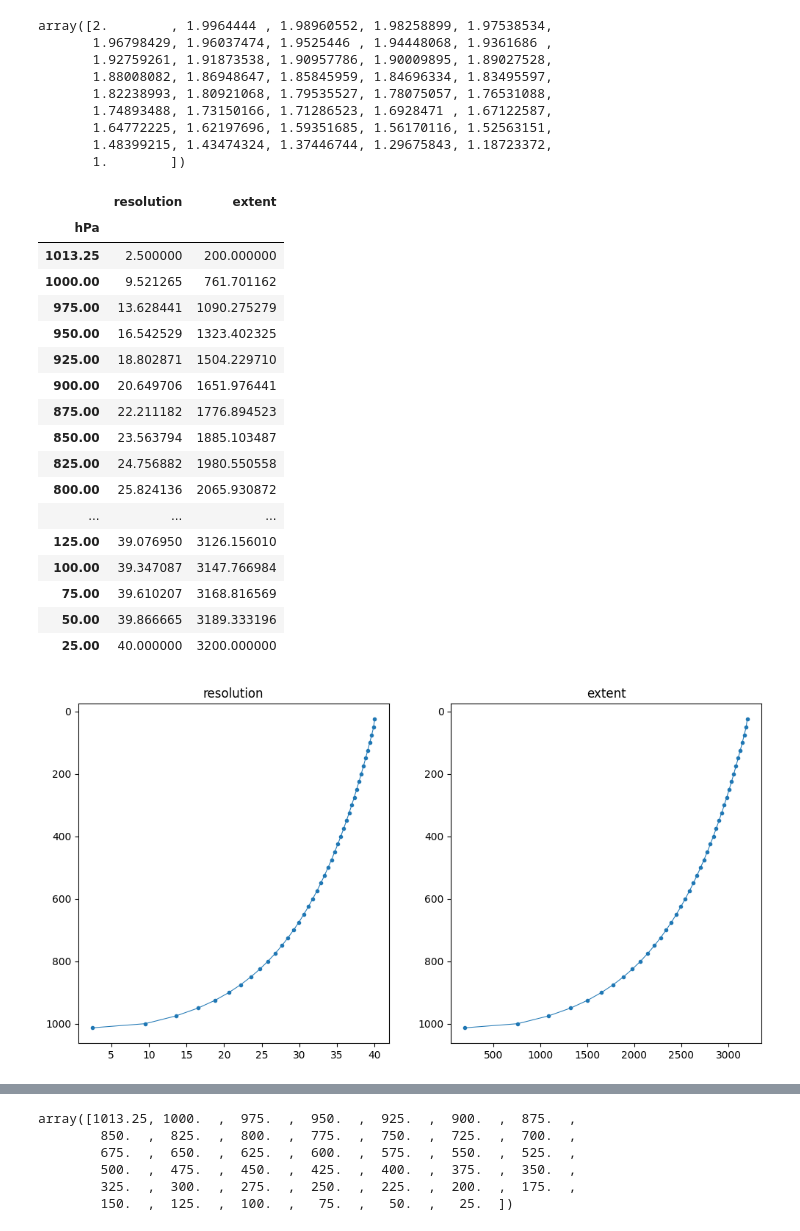
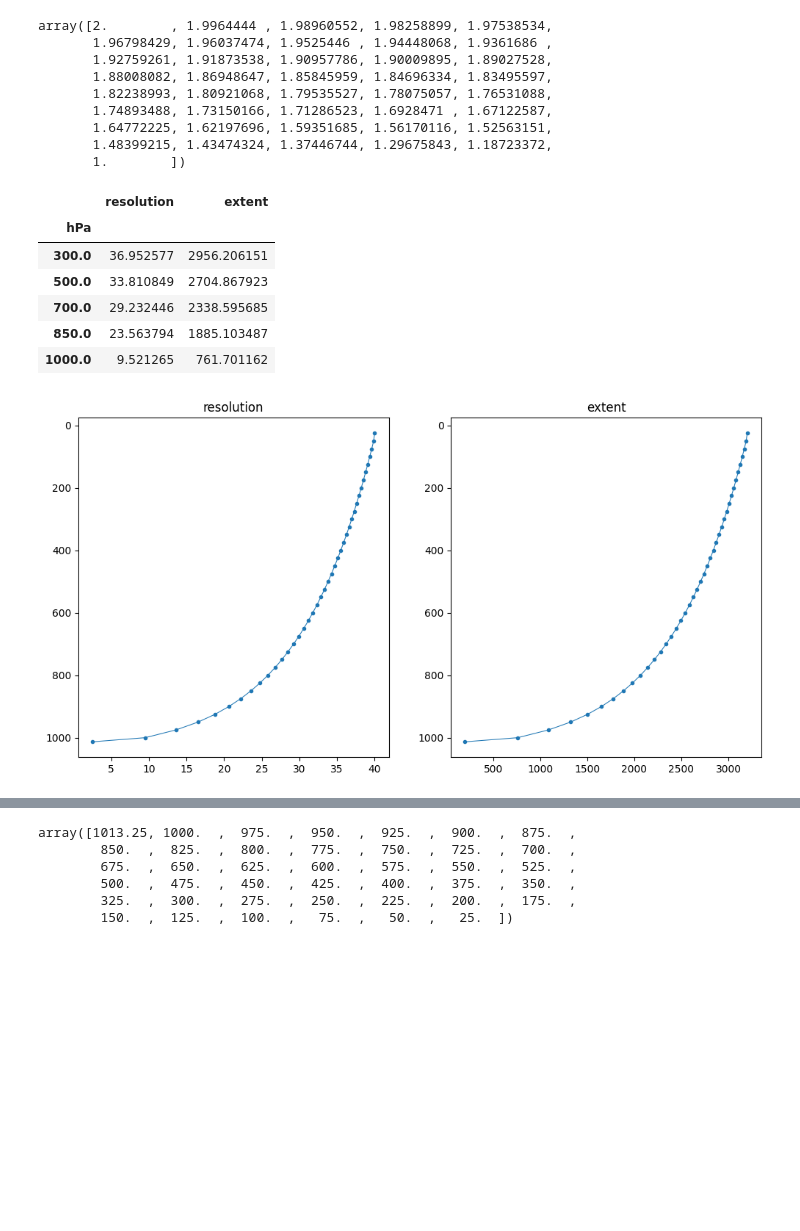
Before and after one commit to leaver2000/mesoformer, a Jupyter notebook: notebooks/2. meso-scaling.ipynb, the cells around one changed output, grey strips where cells are left out. Saved outputs shown, nothing was run; the diff lists cells and outputs as text; code cells hidden in the pictures; blank space fills up the shorter version.

```diff
--- a/notebooks/2. meso-scaling.ipynb
+++ b/notebooks/2. meso-scaling.ipynb
@@ -79,48 +79,37 @@ x = np.stack([lvls, create_scale(lvls, 2.5) * 30], axis=1)
 # %%
 URMA_GRID_RESOLUTION = 2.5  # km / px
 ERA5_GRID_RESOLUTION = 30.0  # km / px
 MESOSCALE_BETA = 200.0  # km
 RATE = ERA5_GRID_RESOLUTION / 2
 
 resolution = scale(np.log(pressure_levels), rate=RATE)[::-1] * URMA_GRID_RESOLUTION
 extent = scale(np.log(pressure_levels), rate=RATE)[::-1] * MESOSCALE_BETA
 
 fig, (ax1, ax2) = plt.subplots(1, 2, figsize=(12, 6))
 
 ax1.invert_yaxis()
 ax2.invert_yaxis()
 Y = pressure_levels
 
 
 ax1.plot(resolution, Y, linestyle="-", linewidth=0.75, marker=".")
 ax1.set_title("resolution")
 
 
 ax2.plot(extent, Y, linestyle="-", linewidth=0.75, marker=".")
 ax2.set_title("extent")
 
 
 df = pd.DataFrame({"resolution": resolution, "extent": extent}, index=pd.Index(pressure_levels, name="hPa"))
-df  #
+df.loc[[1000, 850, 700, 500, 300]].sort_index()
 # %% [output]
 |  | resolution | extent |
 | hPa |  |  |
-| 1013.25 | 2.500000 | 200.000000 |
-| 1000.00 | 9.521265 | 761.701162 |
-| 975.00 | 13.628441 | 1090.275279 |
-| 950.00 | 16.542529 | 1323.402325 |
-| 925.00 | 18.802871 | 1504.229710 |
-| 900.00 | 20.649706 | 1651.976441 |
-| 875.00 | 22.211182 | 1776.894523 |
-| 850.00 | 23.563794 | 1885.103487 |
-| 825.00 | 24.756882 | 1980.550558 |
-| 800.00 | 25.824136 | 2065.930872 |
-| ... | ... | ... |
-| 125.00 | 39.076950 | 3126.156010 |
-| 100.00 | 39.347087 | 3147.766984 |
-| 75.00 | 39.610207 | 3168.816569 |
-| 50.00 | 39.866665 | 3189.333196 |
-| 25.00 | 40.000000 | 3200.000000 |
+| 300.0 | 36.952577 | 2956.206151 |
+| 500.0 | 33.810849 | 2704.867923 |
+| 700.0 | 29.232446 | 2338.595685 |
+| 850.0 | 23.563794 | 1885.103487 |
+| 1000.0 | 9.521265 | 761.701162 |
 [figure]
 # %%
 xd, yd = 200, 175
```
Also changed, not shown: parts of 1 cell of this notebook, 2 other files.
